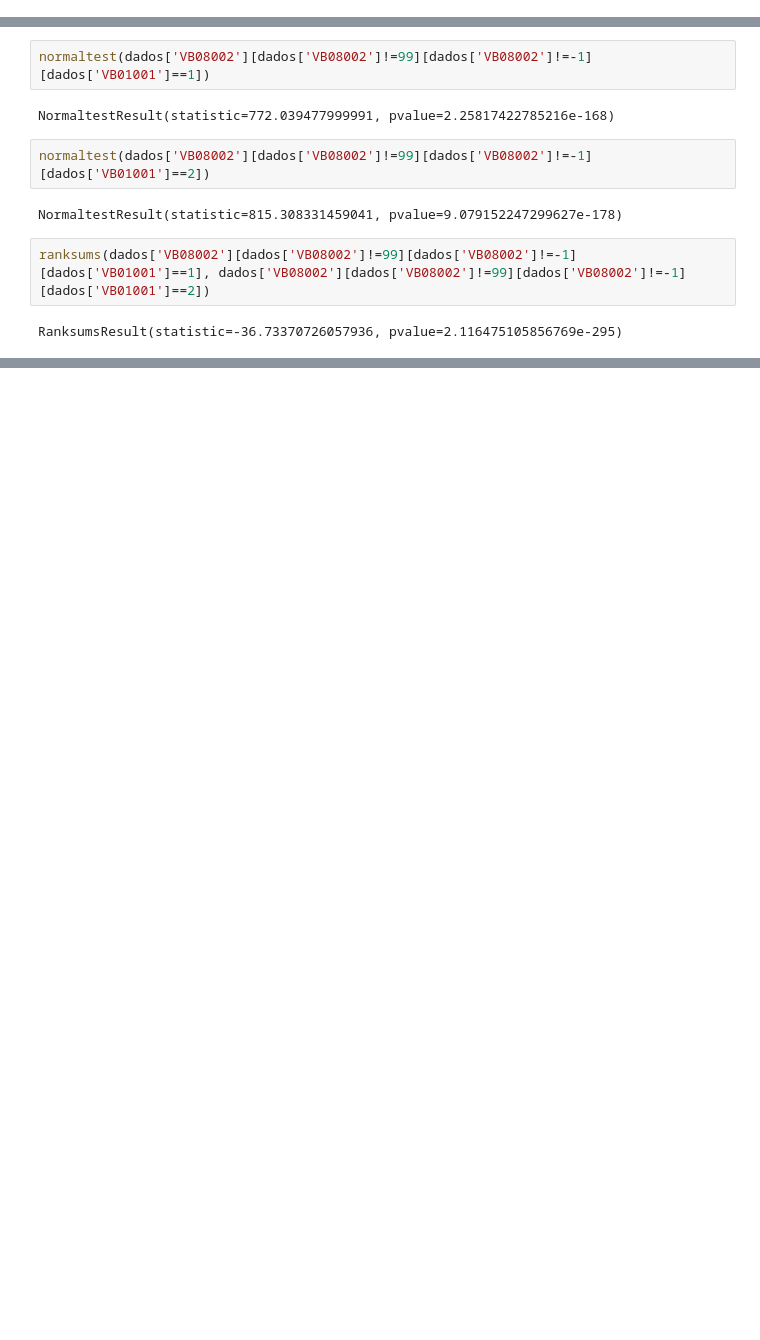
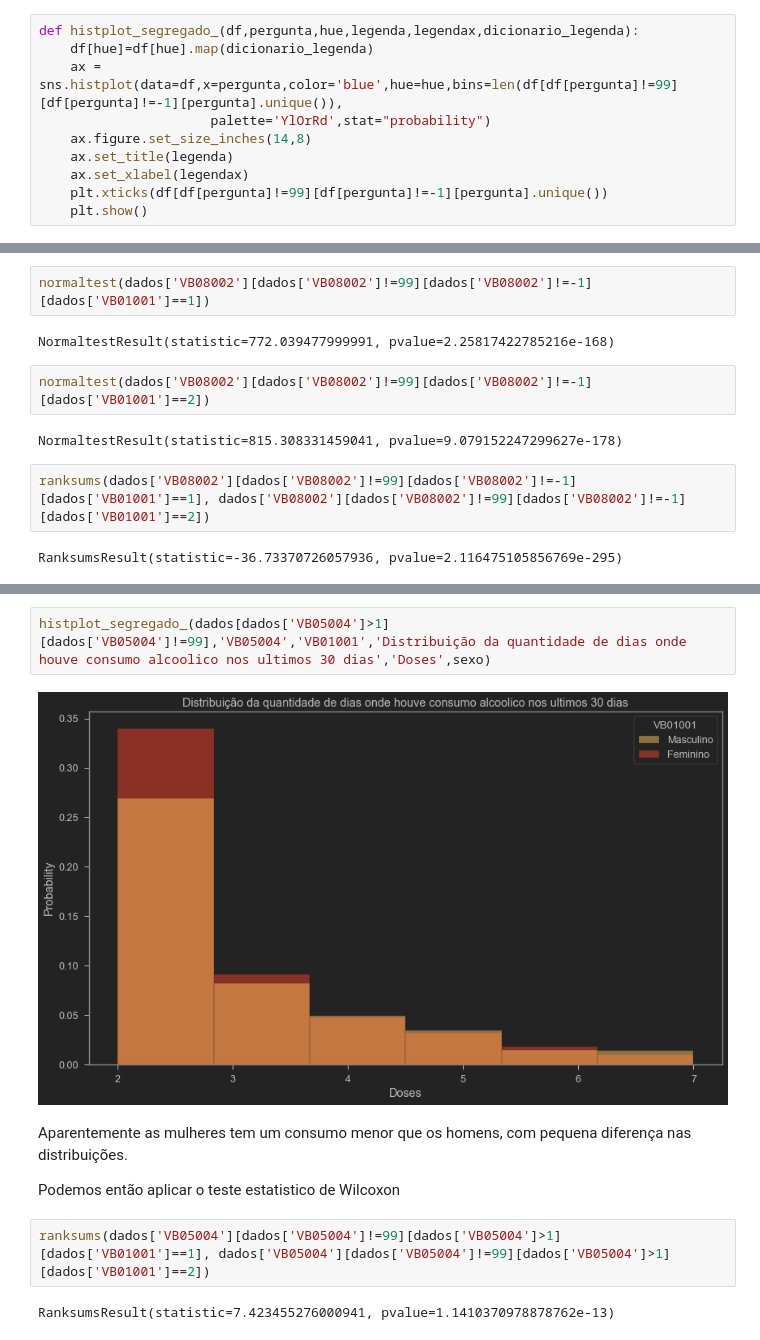
Before and after one commit to Igor-Arantes/Bootcamp-Data-Science-Aplicada, a Jupyter notebook: Igor_Arantes_Desafio_03.ipynb, the cells around one changed output, grey strips where cells are left out. Saved outputs shown, nothing was run; the diff lists cells and outputs as text; blank space fills up the shorter version.

Commit message:
Segunda pergunta respondida

```diff
--- a/Igor_Arantes_Desafio_03.ipynb
+++ b/Igor_Arantes_Desafio_03.ipynb
@@ -67,6 +76,16 @@ def histplot_segregado(df,pergunta,hue,legenda,legendax,dicionario_legenda):
     ax.set_xlabel(legendax)
     plt.xticks(df[df[pergunta]!=99][df[pergunta]!=-1][pergunta].unique())
     plt.show()
+# %%
+def histplot_segregado_(df,pergunta,hue,legenda,legendax,dicionario_legenda):
+    df[hue]=df[hue].map(dicionario_legenda)
+    ax = sns.histplot(data=df,x=pergunta,color='blue',hue=hue,bins=len(df[df[pergunta]!=99][df[pergunta]!=-1][pergunta].unique()),
+                      palette='YlOrRd',stat="probability")
+    ax.figure.set_size_inches(14,8)
+    ax.set_title(legenda)
+    ax.set_xlabel(legendax)
+    plt.xticks(df[df[pergunta]!=99][df[pergunta]!=-1][pergunta].unique())
+    plt.show()
 # %% [markdown]
 ### Dicionários:
 # %%
@@ -340,0 +399,13 @@ RanksumsResult(statistic=-36.73370726057936, pvalue=2.116475105856769e-295)
+# %%
+histplot_segregado_(dados[dados['VB05004']>1][dados['VB05004']!=99],'VB05004','VB01001','Distribuição da quantidade de dias onde houve consumo alcoolico nos ultimos 30 dias','Doses',sexo)
+# %% [output]
+[figure, added]
+# %% [markdown]
+Aparentemente as mulheres tem um consumo menor que os homens, com pequena diferença nas distribuições.
+
+
+Podemos então aplicar o teste estatistico de Wilcoxon
+# %%
+ranksums(dados['VB05004'][dados['VB05004']!=99][dados['VB05004']>1][dados['VB01001']==1], dados['VB05004'][dados['VB05004']!=99][dados['VB05004']>1][dados['VB01001']==2])
+# %% [output]
+RanksumsResult(statistic=7.423455276000941, pvalue=1.1410370978878762e-13)
```
Also changed, not shown: parts of 21 cells of this notebook.
